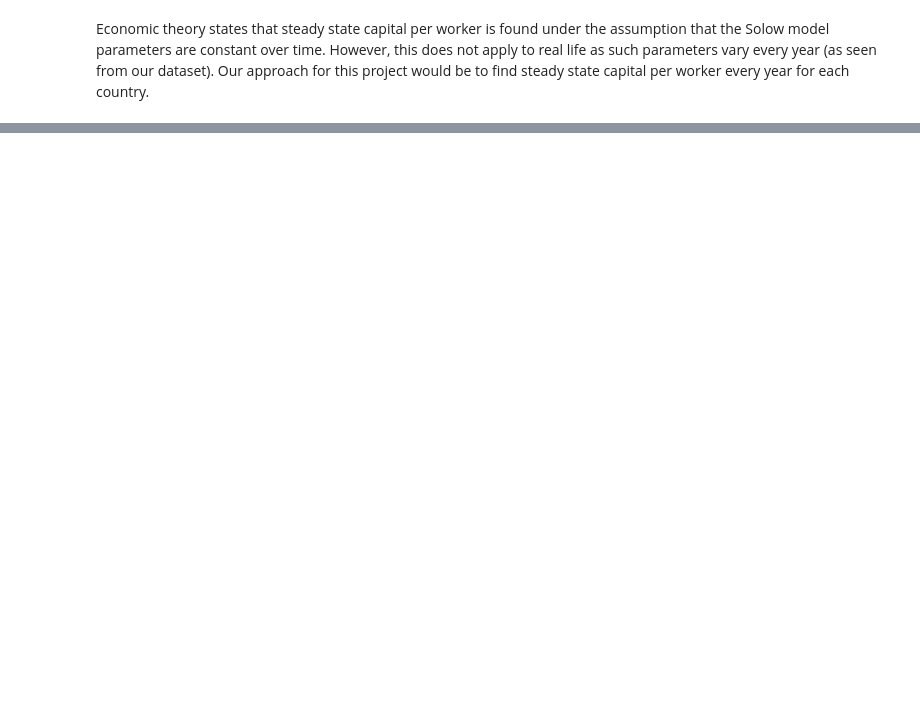
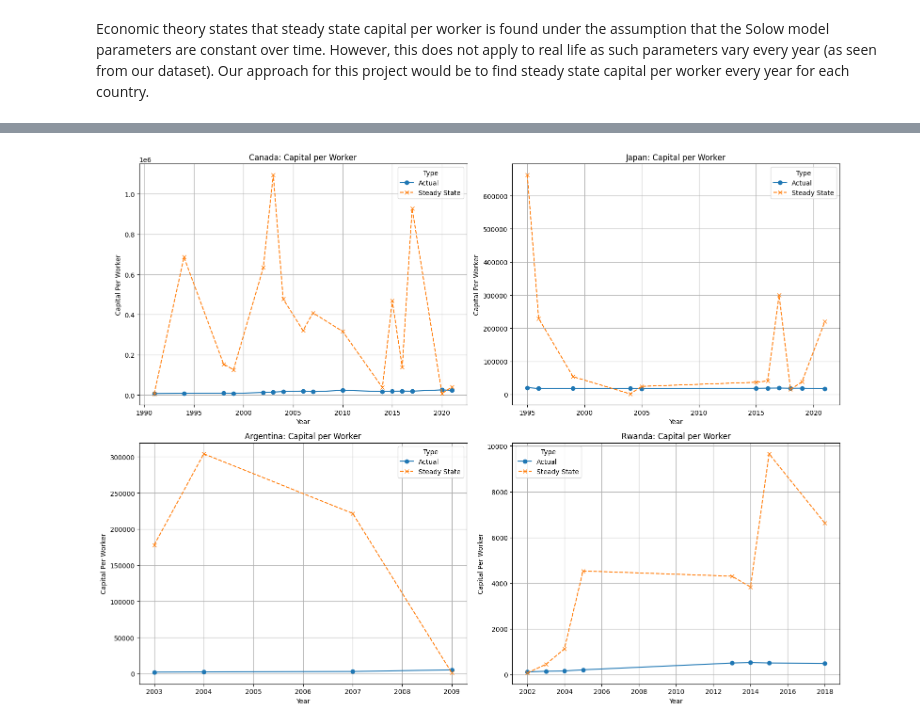
Before and after one commit to achantszshun/323project, a Jupyter notebook: solow_model_py.ipynb, the cells around one changed output, grey strips where cells are left out. Saved outputs shown, nothing was run; the diff lists cells and outputs as text; code cells hidden in the pictures; blank space fills up the shorter version.

Commit message:
latest version
@krishna this my latest work, please add your data cleaning at the start

```diff
--- a/solow_model_py.ipynb
+++ b/solow_model_py.ipynb
@@ -177,0 +193,31 @@ solow_df
+# %%
+fig, axes = plt.subplots(2, 2, figsize=(16, 12))  # 2x2 grid
+countries = ["Canada", "Japan", "Argentina", "Rwanda"]  # Selected countries
+
+def k_vs_kss(countries):
+    for i, (country, ax) in enumerate(zip(countries, axes.flat)):
+        country_data = solow_df[solow_df["Country"] == country]
+
+        # Plot actual capital per worker
+        ax.plot(country_data['Year'], country_data['Capital Per Worker'],
+                label='Actual', marker='o', linestyle='-')
+
+        # Plot steady state capital per worker
+        ax.plot(country_data['Year'], country_data['Steady State Capital Per Worker'],
+                label='Steady State', marker='x', linestyle='--')
+
+        # Set title and labels
+        ax.set_title(f"{country}: Capital per Worker")
+        ax.set_xlabel('Year')
+        ax.set_ylabel('Capital Per Worker')
+        ax.legend(title="Type")
+        ax.grid()
+
+    # Adjust layout for better spacing
+    plt.tight_layout()
+    plt.show()
+
+# Call the function
+k_vs_kss(countries)
+# %% [output]
+[figure, added]
```
Also changed, not shown: parts of 7 cells of this notebook.
